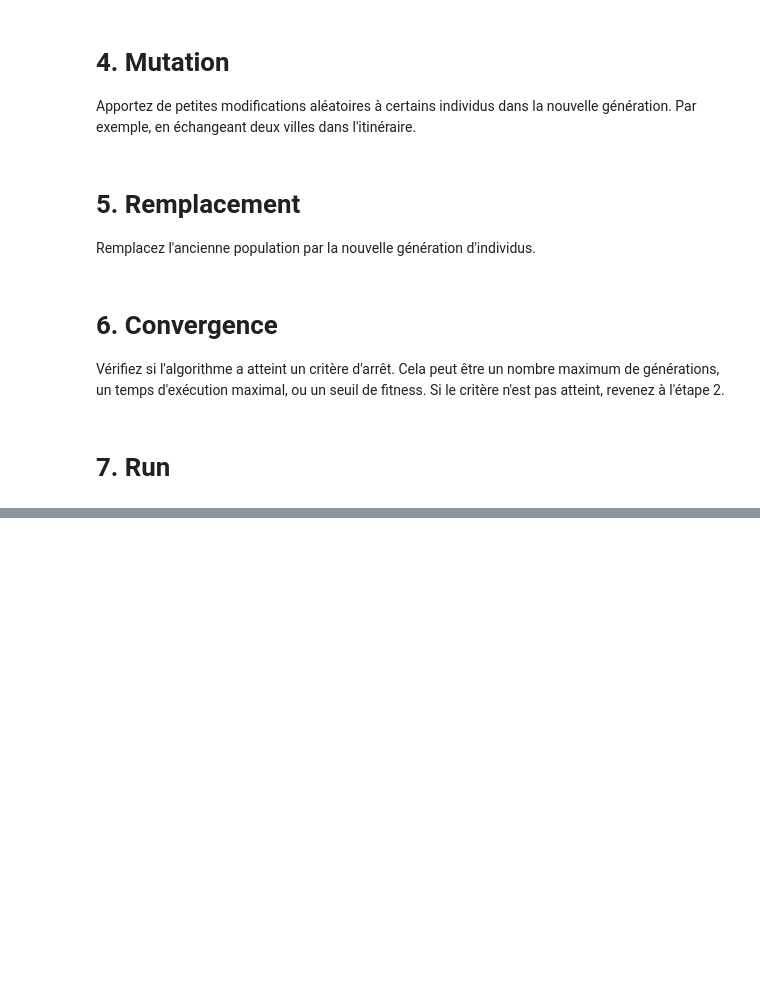
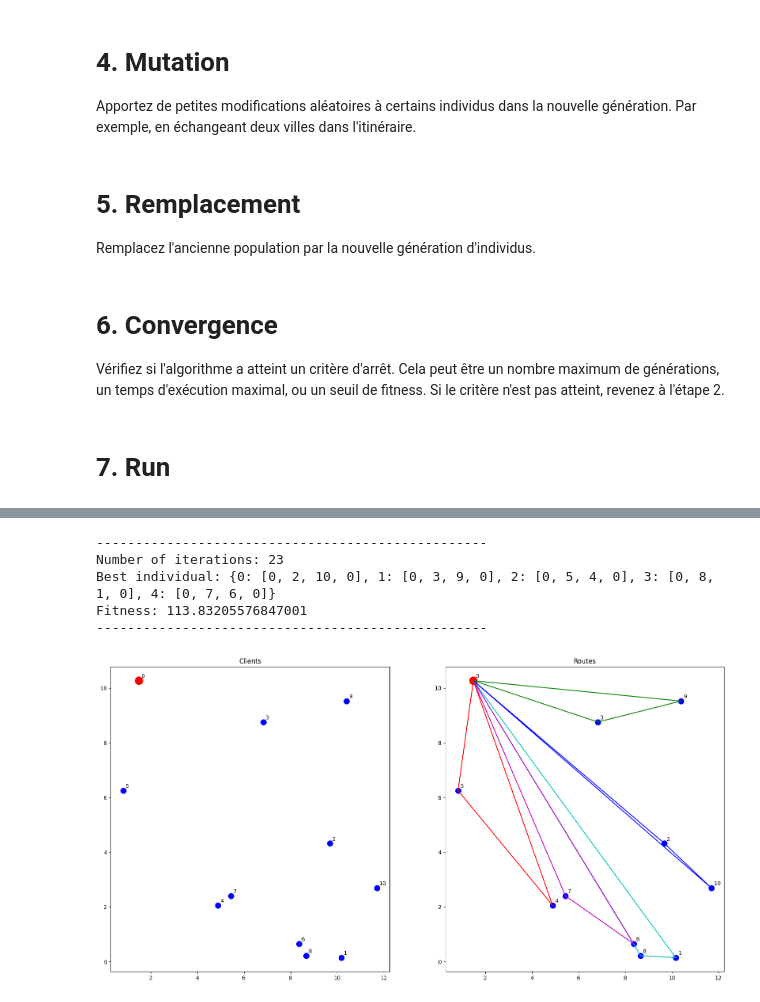
Before and after one commit to Vic06163/Algorithmics-project, a Jupyter notebook: Algos/algo_vrp_v3.ipynb, the cells around one changed output, grey strips where cells are left out. Saved outputs shown, nothing was run; the diff lists cells and outputs as text; code cells hidden in the pictures; blank space fills up the shorter version.

```diff
--- a/Algos/algo_vrp_v3.ipynb
+++ b/Algos/algo_vrp_v3.ipynb
@@ -110,11 +124,11 @@ def fitness(individual, adjency_matrix):
 # 3. Selection
 Sélectionnez des individus pour la reproduction. Il existe plusieurs stratégies de sélection, comme la sélection par roulette (plus la fitness d'un individu est élevée, plus il a de chances d'être sélectionné) ou la sélection par tournoi (choisissez aléatoirement quelques individus et sélectionnez le meilleur parmi eux).
 # %%
-def selection(population, adjency_matrix, k=10):
+def selection(population, adjency_matrix, start_hour, k):
     """
     Select the best individuals in the population
     """
-    population = sorted(population, key=lambda x: fitness(x, adjency_matrix))
+    population = sorted(population, key=lambda x: fitness(x, adjency_matrix, departure_time=start_hour))
     return population[:k]
 # %% [markdown]
 # 4. Crossover
@@ -151,11 +165,3 @@ def crossover(individu1, individu2):
     new_individu2 = individual_to_dict((new_individu2, index_individu2))
 
     return individu1, individu2
-
-parent1 = create_individual(nb_truck=3, nb_client=10, starting_point=0)
-parent2 = create_individual(nb_truck=3, nb_client=10, starting_point=0)
-child1, child2 = crossover(parent1, parent2)
-print("Parent 1:", parent1)
-print("Parent 2:", parent2)
-print("Child:", child1)
-print("Child:", child2)
@@ -191,12 +239,12 @@ Remplacez l'ancienne population par la nouvelle génération d'individus.
 # %%
-def renew_population(population, adjency_matrix, k=10, mutation_rate=0.15):
+def renew_population(population, adjency_matrix, k, mutation_rate, start_hour):
     """
     Renew the population
     """
     number_to_select = round(len(population) * k / 100)
 
     # Select the best individuals
-    bests_individual = selection(population, adjency_matrix, k=k)
+    bests_individual = selection(population, adjency_matrix, k=k, start_hour=start_hour)
 
     # Create a new population
     population_reproduction = population.copy()
@@ -219,22 +267,24 @@ def renew_population(population, adjency_matrix, k=10, mutation_rate=0.15):
     final_population = population_reproduction + population
 
     # Sort the final population
-    final_population = sorted(final_population, key=lambda x: fitness(x, adjency_matrix))
+    final_population = sorted(final_population, key=lambda x: fitness(x, adjency_matrix, start_hour))
 
     return final_population[:len(population)]
 
-
-population = create_population(nb_truck=3, nb_client=10, size=10)
+population = create_population(3, 9, starting_point=0, size=10)
+print("Population :", len(population))
+population = renew_population(population, matrix, k=50, mutation_rate=0.1, start_hour=1)
+print("Population :", len(population))
 # %% [markdown]
 # 6. Convergence
 Vérifiez si l'algorithme a atteint un critère d'arrêt. Cela peut être un nombre maximum de générations, un temps d'exécution maximal, ou un seuil de fitness. Si le critère n'est pas atteint, revenez à l'étape 2.
 # %%
-def convergence(population, adjency_matrix):
+def convergence(population, adjency_matrix, start_hour):
     """
     Check if the population has converged
     """
     # We need to check if all the individuals have the same fitness
-    fitnesses = [fitness(individual, adjency_matrix) for individual in population]
+    fitnesses = [fitness(individual, adjency_matrix, start_hour) for individual in population]
     return len(set(fitnesses)) == 1
 # %% [markdown]
 # 7. Run
@@ -314,0 +355,21 @@ Total distance : 1036.741557980548
+# %%
+# --------------- Variables --------------- #
+n = 10 # Number of clients
+number_of_truck = 5 # Number of trucks
+starting_point = 0 # Starting point
+start_hour = 0 # Starting hour for the trucks
+
+population_size = 100 # Size of the population generated by the genetic algorithm
+k = 80 # Number of best individuals selected to reproduce
+mutation_rate = 0.15 # Mutation rate
+
+# --------------- Main --------------- #
+# adjency_matrix, xc, yc = generate_random_graph(n)
+best_individual = genetic_algorithm(adjency_matrix, nb_truck=number_of_truck, starting_point=starting_point, population_size=population_size, k=k, mutation_rate=mutation_rate, start_hour=start_hour)
+# %% [output]
+--------------------------------------------------
+Number of iterations: 23
+Best individual: {0: [0, 2, 10, 0], 1: [0, 3, 9, 0], 2: [0, 5, 4, 0], 3: [0, 8, 1, 0], 4: [0, 7, 6, 0]}
+Fitness: 113.83205576847001
+--------------------------------------------------
+[figure, added]
```
Also changed, not shown: parts of 11 cells of this notebook, 2 other files.
